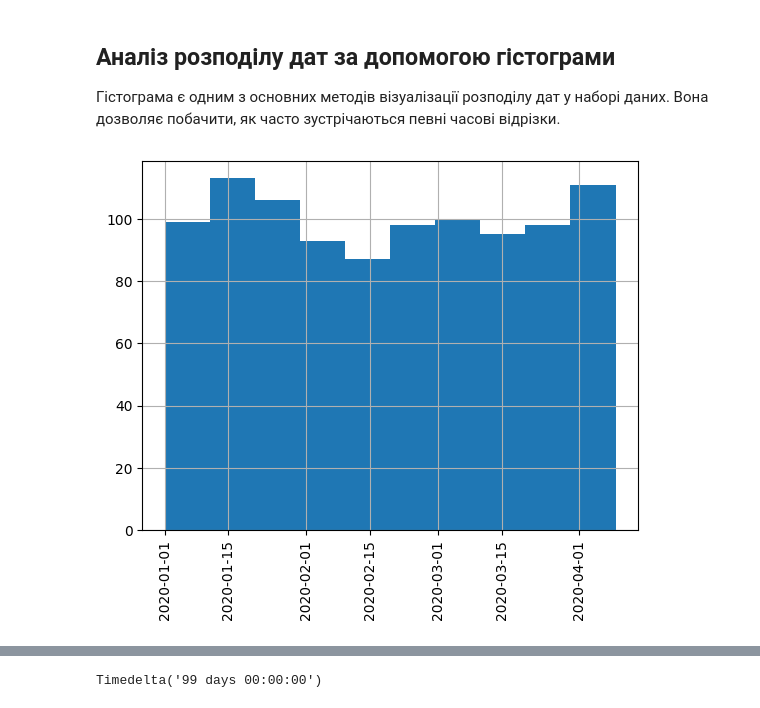
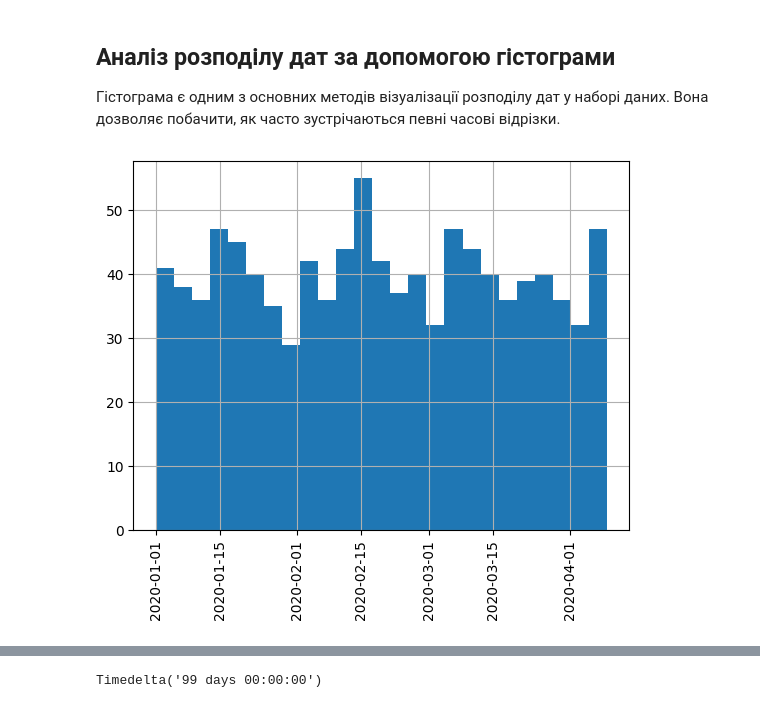
Before and after one commit to HalyshAnton/Python-AI, a Jupyter notebook: Data_engineering.ipynb, the cells around one changed output, grey strips where cells are left out. Cells and saved outputs as stored; diff of their text form; code cells hidden in the pictures.

```diff
--- a/Data_engineering.ipynb
+++ b/Data_engineering.ipynb
@@ -20,4 +20,4 @@ df = pd.DataFrame({
     'expenses': np.random.normal(10, 2, N)
 })
 
-df['expenses'] += (0.5+(df['device']=='mobile'))*df['time_spent']
+df['expenses'] += (1+(df['device']=='mobile'))*df['time_spent']
@@ -24,9 +48,11 @@ df['expenses'] += (0.5+(df['device']=='mobile'))*df['time_spent']
+# %%
+df['date'] = pd.to_datetime(df['date'])
 # %% [markdown]
 ## Аналіз розподілу дат за допомогою гістограми
 Гістограма є одним з основних методів візуалізації розподілу дат у наборі даних. Вона дозволяє побачити, як часто зустрічаються певні часові відрізки.
 # %%
-df['date'].hist()
+df['date'].hist(bins=25)
 plt.xticks(rotation=90)
 plt.show()
 # %% [output]
-[figure, old version]
+[figure, new version]
```
Also changed, not shown: parts of 45 cells of this notebook.
